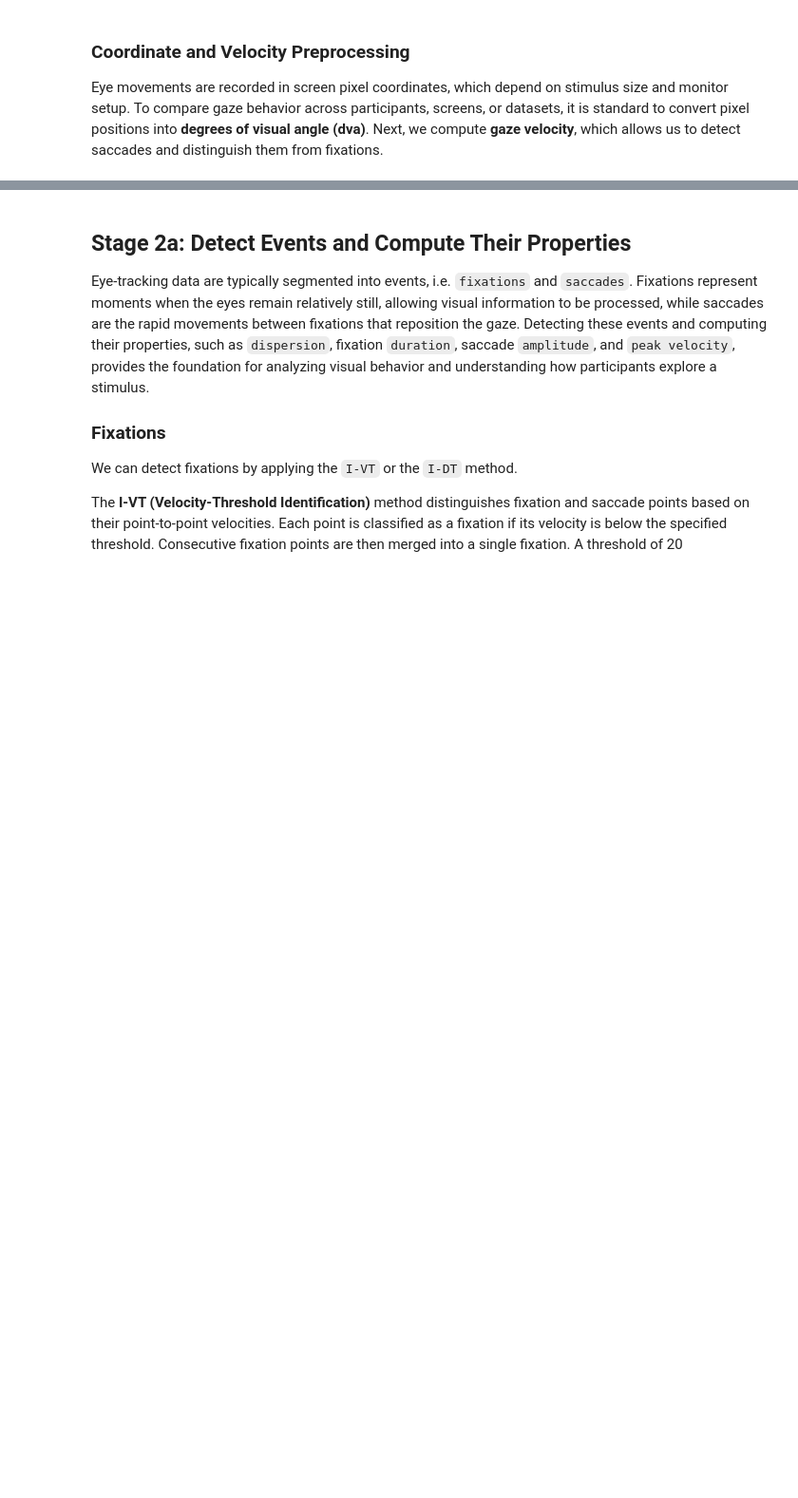
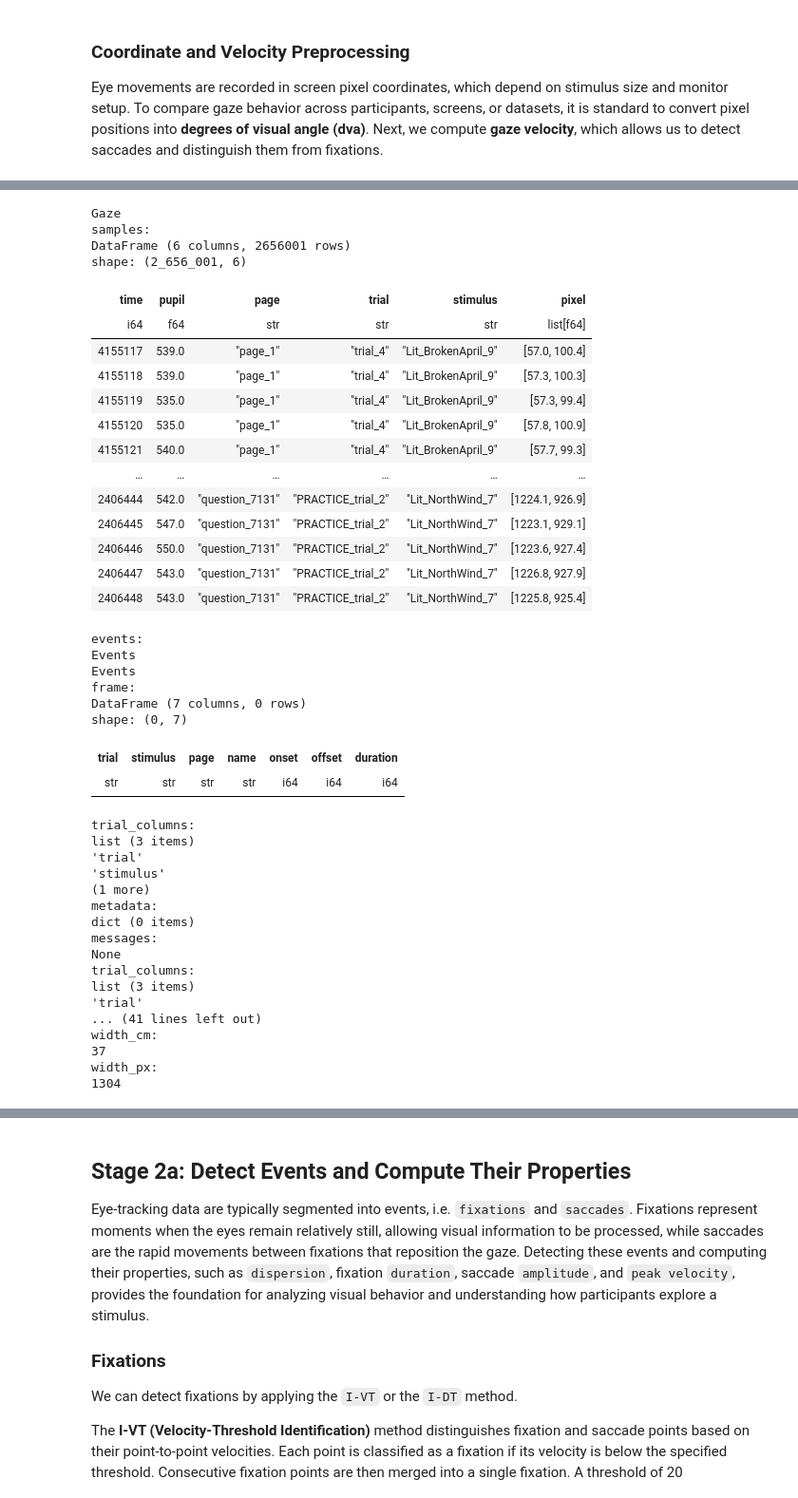
Before and after one commit to MultiplEYE-COST/multipleye-preprocessing, a Jupyter notebook: development.ipynb, the cells around one changed output, grey strips where cells are left out. Shown at 95% size. Saved outputs shown, nothing was run; the diff lists cells and outputs as text; code cells hidden in the pictures; blank space fills up the shorter version.

```diff
--- a/development.ipynb
+++ b/development.ipynb
@@ -253,3 +318,50 @@ gaze.samples.head()
+# %%
+no_prepro_gaze = copy.deepcopy(gaze)
+# %%
+no_prepro_gaze
+# %% [output]
+Gaze
+samples:
+DataFrame (6 columns, 2656001 rows)
+shape: (2_656_001, 6)
+| time | pupil | page | trial | stimulus | pixel |
+| i64 | f64 | str | str | str | list[f64] |
+| 4155117 | 539.0 | "page_1" | "trial_4" | "Lit_BrokenApril_9" | [57.0, 100.4] |
+| 4155118 | 539.0 | "page_1" | "trial_4" | "Lit_BrokenApril_9" | [57.3, 100.3] |
+| 4155119 | 535.0 | "page_1" | "trial_4" | "Lit_BrokenApril_9" | [57.3, 99.4] |
+| 4155120 | 535.0 | "page_1" | "trial_4" | "Lit_BrokenApril_9" | [57.8, 100.9] |
+| 4155121 | 540.0 | "page_1" | "trial_4" | "Lit_BrokenApril_9" | [57.7, 99.3] |
+| … | … | … | … | … | … |
+| 2406444 | 542.0 | "question_7131" | "PRACTICE_trial_2" | "Lit_NorthWind_7" | [1224.1, 926.9] |
+| 2406445 | 547.0 | "question_7131" | "PRACTICE_trial_2" | "Lit_NorthWind_7" | [1223.1, 929.1] |
+| 2406446 | 550.0 | "question_7131" | "PRACTICE_trial_2" | "Lit_NorthWind_7" | [1223.6, 927.4] |
+| 2406447 | 543.0 | "question_7131" | "PRACTICE_trial_2" | "Lit_NorthWind_7" | [1226.8, 927.9] |
+| 2406448 | 543.0 | "question_7131" | "PRACTICE_trial_2" | "Lit_NorthWind_7" | [1225.8, 925.4] |
+events:
+Events
+Events
+frame:
+DataFrame (7 columns, 0 rows)
+shape: (0, 7)
+| trial | stimulus | page | name | onset | offset | duration |
+| str | str | str | str | i64 | i64 | i64 |
+trial_columns:
+list (3 items)
+'trial'
+'stimulus'
+(1 more)
+metadata:
+dict (0 items)
+messages:
+None
+trial_columns:
+list (3 items)
+'trial'
+... (41 lines left out)
+width_cm:
+37
+width_px:
+1304
 # %%
 preprocessing.preprocess_gaze(gaze)
 # %%
```
Also changed, not shown: parts of 24 cells of this notebook, 2 other files.
